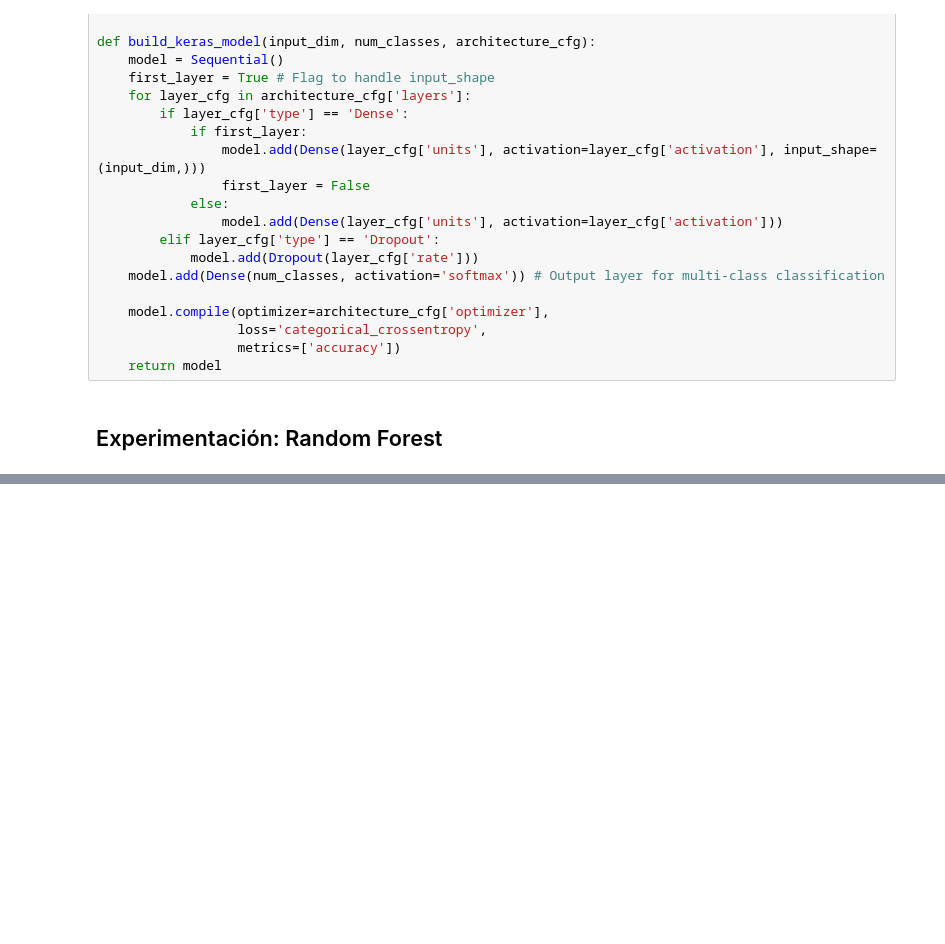
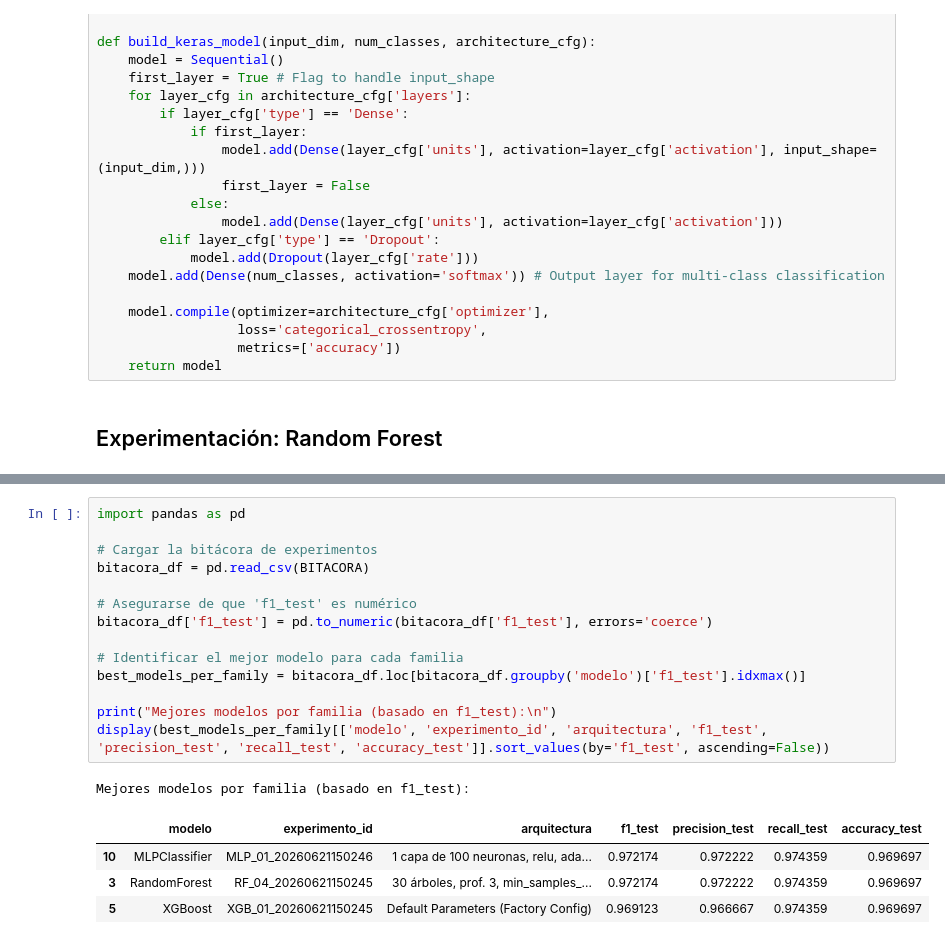
Before and after one commit to CoriAle/machine-learning-final-project, a Jupyter notebook: wine_dataset.ipynb, the cells around one changed output, grey strips where cells are left out. Cells and saved outputs as stored; diff of their text form; blank space fills up the shorter version.

```diff
--- a/wine_dataset.ipynb
+++ b/wine_dataset.ipynb
@@ -987,0 +1247,20 @@ Experiment RF_RobustoCompleto_1782021724 completed and logged.
+# %%
+import pandas as pd
+
+# Cargar la bitácora de experimentos
+bitacora_df = pd.read_csv(BITACORA)
+
+# Asegurarse de que 'f1_test' es numérico
+bitacora_df['f1_test'] = pd.to_numeric(bitacora_df['f1_test'], errors='coerce')
+
+# Identificar el mejor modelo para cada familia
+best_models_per_family = bitacora_df.loc[bitacora_df.groupby('modelo')['f1_test'].idxmax()]
+
+print("Mejores modelos por familia (basado en f1_test):\n")
+display(best_models_per_family[['modelo', 'experimento_id', 'arquitectura', 'f1_test', 'precision_test', 'recall_test', 'accuracy_test']].sort_values(by='f1_test', ascending=False))
+# %% [output]
+Mejores modelos por familia (basado en f1_test):
+|  | modelo | experimento_id | arquitectura | f1_test | precision_test | recall_test | accuracy_test |
+| 10 | MLPClassifier | MLP_01_20260621150246 | 1 capa de 100 neuronas, relu, ada... | 0.972174 | 0.972222 | 0.974359 | 0.969697 |
+| 3 | RandomForest | RF_04_20260621150245 | 30 árboles, prof. 3, min_samples_... | 0.972174 | 0.972222 | 0.974359 | 0.969697 |
+| 5 | XGBoost | XGB_01_20260621150245 | Default Parameters (Factory Config) | 0.969123 | 0.966667 | 0.974359 | 0.969697 |
```
Also changed, not shown: parts of 25 cells of this notebook.
